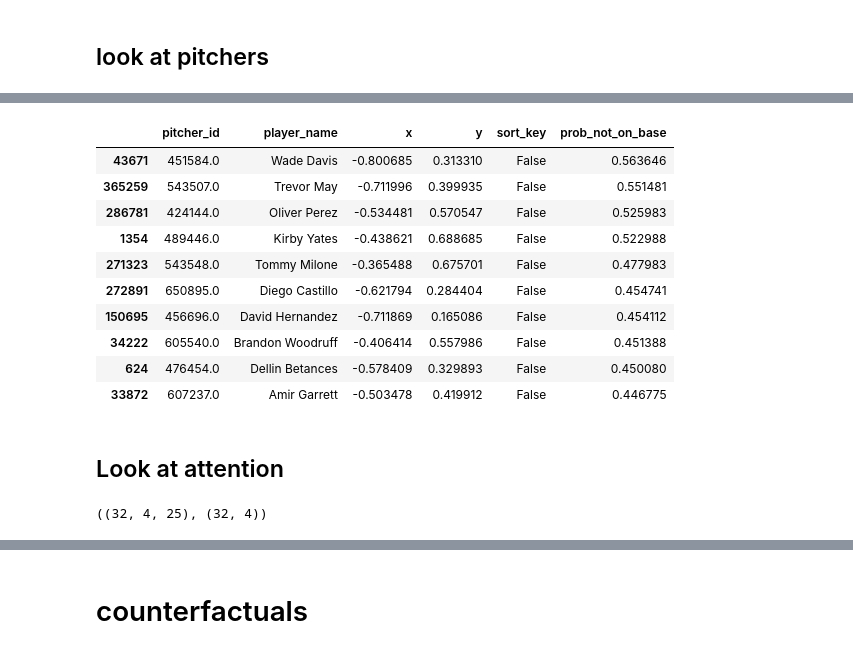
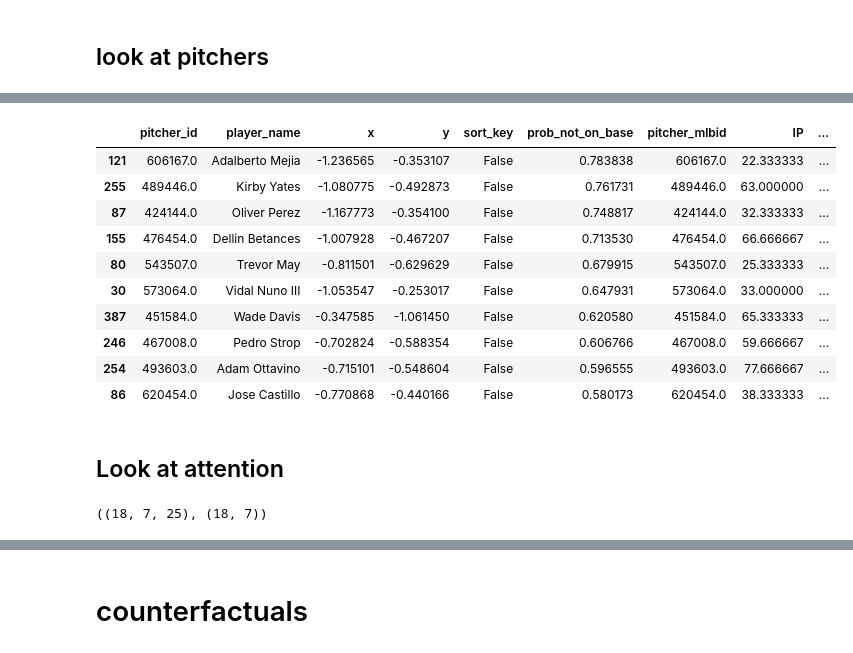
Before and after one commit to dantegates/mlb-statcast, a Jupyter notebook: deep-learning.ipynb, the cells around one changed output, grey strips where cells are left out. Cells and saved outputs as stored; diff of their text form; code cells hidden in the pictures.

```diff
--- a/deep-learning.ipynb
+++ b/deep-learning.ipynb
@@ -516,21 +556,32 @@ for feature in categorical_features:
 # Average is just a hacky way to get these embeddings 2D.
 Avg = keras.layers.Lambda(lambda x: K.mean(x, axis=1))
 pitcher_embedding = Avg(embeddings.pop('pitcher_id'))
-batter_embedding = Avg(embeddings.pop('batter_id'))
+raw_batter_embedding = embeddings.pop('batter_id')
+batter_embedding = Avg(raw_batter_embedding)
 X_embeddings = keras.layers.Concatenate(axis=-1)(list(embeddings.values()))
 
 X = keras.layers.Concatenate()([X_numeric_input, X_embeddings])
 X = keras.layers.BatchNormalization()(X)
-X = keras.layers.LSTM(32, dropout=0.1, recurrent_dropout=0.1, return_sequences=True)(X)
-X, attention = Attention(X)
+X_lstm = keras.layers.LSTM(32, dropout=0.1, recurrent_dropout=0.1, return_sequences=True)(X)
+X, attention = Attention(X_lstm)
 X = keras.layers.Concatenate()([
     X,
     pitcher_embedding,
     batter_embedding
 ])
-X = keras.layers.Dense(len(target_events) + 1, activation='softmax', name='final_transformation')(X)
+X = keras.layers.Dense(len(target_events) + 1, activation='softmax', name='y')(X)
 
-model = keras.models.Model(inputs=[numeric_input] + list(categorical_inputs), outputs=X)
+
+X_aux = keras.layers.Dense(32, activation='relu')(
+    keras.layers.Concatenate()([X_lstm, raw_batter_embedding]))
+X_aux = keras.layers.BatchNormalization()(X_aux)
+X_aux = keras.layers.Dense(32, activation='relu')(X_aux)
+X_aux = keras.layers.BatchNormalization()(X_aux)
+X_aux = keras.layers.Dense(len(auxillary_targets), name='y_aux')(X_aux)
+
+model = keras.models.Model(
+    inputs=[numeric_input] + list(categorical_inputs),
+    outputs=[X, X_aux])
 # %%
 model.summary()
 # %% [output]
@@ -553,12 +604,16 @@ Non-trainable params: 126
 __________________________________________________________________________________________________
 # %%
-model.compile(loss='categorical_crossentropy', optimizer='adam')
+model.compile(loss=['categorical_crossentropy', 'mse'], optimizer='adam')
 # %%
+L = []
 def g():
     while True:
         np.random.shuffle(batches)
-        for X, y in batches:
-            yield X, y
+        for X, y, y_aux in batches:
+            if len(y_aux.shape) != 3:
+                L.append(None)
+                continue
+            yield X, {'y': y, 'y_aux': y_aux}
 model.fit_generator(g(), steps_per_epoch=len(batches), epochs=10)
 # %% [output]
 Epoch 1/10
@@ -724,8 +783,8 @@ Loading BokehJS ...
 [interactive output not drawn]
 [interactive output not drawn]
 # %%
-pitcher_weights = model.get_layer('final_transformation').get_weights()[0][-4:-2, :]
-batter_weights = model.get_layer('final_transformation').get_weights()[0][-2:, :]
+pitcher_weights = model.get_layer('y').get_weights()[0][-4:-2, :]
+batter_weights = model.get_layer('y').get_weights()[0][-2:, :]
 # %%
 target_events
 # %% [output]
@@ -895,30 +954,30 @@ Loading BokehJS ...
 [interactive output not drawn]
 [interactive output not drawn]
 # %%
-pitchers.sort_values('prob_not_on_base', ascending=False).head(10)
+pitchers.merge(pitching_stats, left_on='pitcher_id', right_on='pitcher_mlbid').sort_values('prob_not_on_base', ascending=False).head(10)
 # %% [output]
-|  | pitcher_id | player_name | x | y | sort_key | prob_not_on_base |
-| 43671 | 451584.0 | Wade Davis | -0.800685 | 0.313310 | False | 0.563646 |
-| 365259 | 543507.0 | Trevor May | -0.711996 | 0.399935 | False | 0.551481 |
-| 286781 | 424144.0 | Oliver Perez | -0.534481 | 0.570547 | False | 0.525983 |
-| 1354 | 489446.0 | Kirby Yates | -0.438621 | 0.688685 | False | 0.522988 |
-| 271323 | 543548.0 | Tommy Milone | -0.365488 | 0.675701 | False | 0.477983 |
-| 272891 | 650895.0 | Diego Castillo | -0.621794 | 0.284404 | False | 0.454741 |
-| 150695 | 456696.0 | David Hernandez | -0.711869 | 0.165086 | False | 0.454112 |
-| 34222 | 605540.0 | Brandon Woodruff | -0.406414 | 0.557986 | False | 0.451388 |
-| 624 | 476454.0 | Dellin Betances | -0.578409 | 0.329893 | False | 0.450080 |
-| 33872 | 607237.0 | Amir Garrett | -0.503478 | 0.419912 | False | 0.446775 |
+|  | pitcher_id | player_name | x | y | sort_key | prob_not_on_base | pitcher_mlbid | IP | ... |
+| 121 | 606167.0 | Adalberto Mejia | -1.236565 | -0.353107 | False | 0.783838 | 606167.0 | 22.333333 | ... |
+| 255 | 489446.0 | Kirby Yates | -1.080775 | -0.492873 | False | 0.761731 | 489446.0 | 63.000000 | ... |
+| 87 | 424144.0 | Oliver Perez | -1.167773 | -0.354100 | False | 0.748817 | 424144.0 | 32.333333 | ... |
+| 155 | 476454.0 | Dellin Betances | -1.007928 | -0.467207 | False | 0.713530 | 476454.0 | 66.666667 | ... |
+| 80 | 543507.0 | Trevor May | -0.811501 | -0.629629 | False | 0.679915 | 543507.0 | 25.333333 | ... |
+| 30 | 573064.0 | Vidal Nuno III | -1.053547 | -0.253017 | False | 0.647931 | 573064.0 | 33.000000 | ... |
+| 387 | 451584.0 | Wade Davis | -0.347585 | -1.061450 | False | 0.620580 | 451584.0 | 65.333333 | ... |
+| 246 | 467008.0 | Pedro Strop | -0.702824 | -0.588354 | False | 0.606766 | 467008.0 | 59.666667 | ... |
+| 254 | 493603.0 | Adam Ottavino | -0.715101 | -0.548604 | False | 0.596555 | 493603.0 | 77.666667 | ... |
+| 86 | 620454.0 | Jose Castillo | -0.770868 | -0.440166 | False | 0.580173 | 620454.0 | 38.333333 | ... |
 # %% [markdown]
 ## Look at attention
 # %%
 A = keras.models.Model(inputs=[numeric_input] + list(categorical_inputs), outputs=attention)
 # %%
 batch_idx = 1
-bx, by = batches[batch_idx]
+bx, by, _ = batches[batch_idx]
 aa = np.squeeze(A.predict(bx))
 bx['numeric_inputs'].shape, aa.shape
 # %% [output]
-((32, 4, 25), (32, 4))
+((18, 7, 25), (18, 7))
 # %%
 aa
 # %% [output]
```
Also changed, not shown: parts of 33 cells of this notebook.
